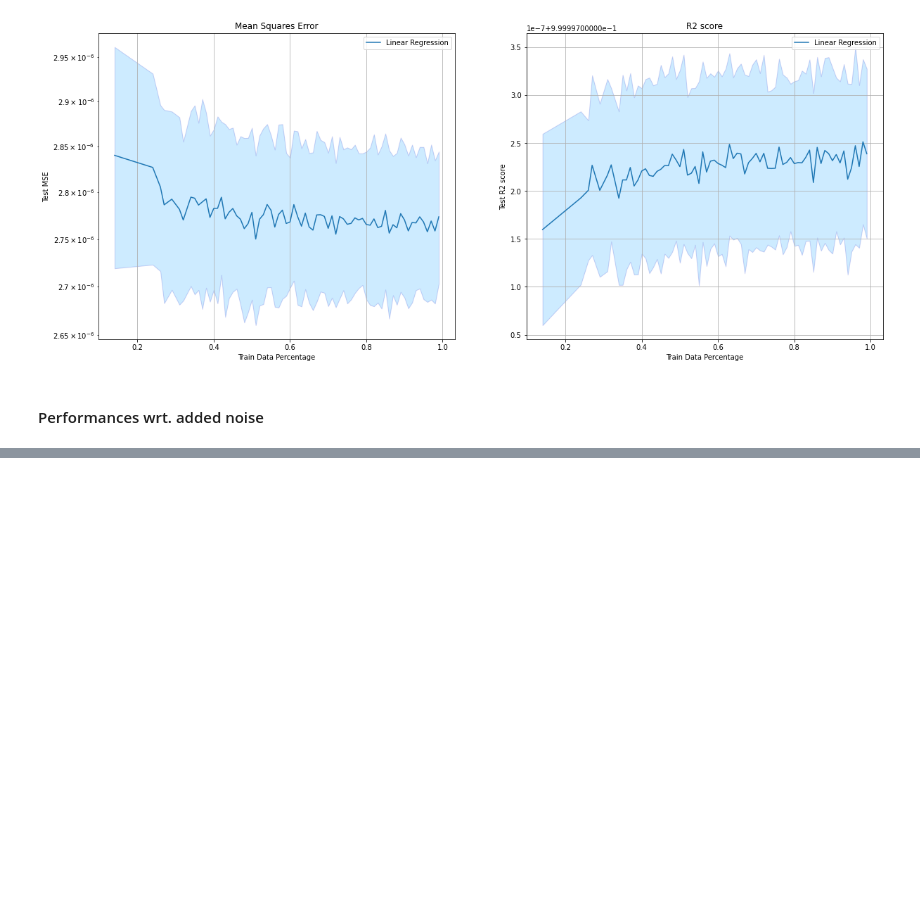
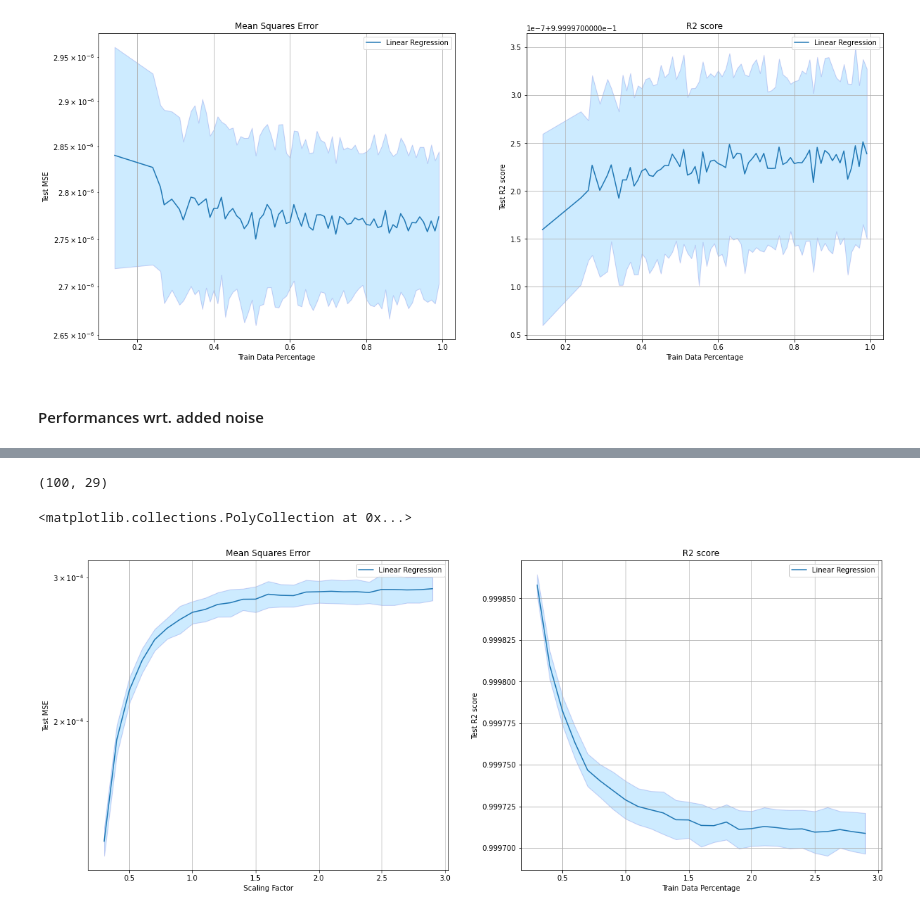
Before and after one commit to HaldiH/dm_project, a Jupyter notebook: linear_regression.ipynb, the cells around one changed output, grey strips where cells are left out. Saved outputs shown, nothing was run; the diff lists cells and outputs as text; code cells hidden in the pictures; blank space fills up the shorter version.

Commit message:
functional plots for linear regression

```diff
--- a/linear_regression.ipynb
+++ b/linear_regression.ipynb
@@ -24,3 +39,8 @@ dataset = encode_smiles_column_of(
 # %% [markdown]
 #### Performances wrt. training dataset size
+# %%
+N_TRIALS = 50
+mses = [[] for _ in range(N_TRIALS)]
+r2_scores = [[] for _ in range(N_TRIALS)]
+percentages = np.arange(0.1, 1, 0.01)
 # %%
@@ -130,12 +164,13 @@ plt.fill_between(r2_percentages_chosen, final_r2_score_chosen - r2_score_error_c
 # %%
 noisy_mses = [[] for _ in range(N_TRIALS)]
 noisy_r2_scores = [[] for _ in range(N_TRIALS)]
-scale_factors = np.arange(0.1, 4, 0.1)
+scale_factors = np.arange(0.1, 3, 0.1)
 
 for k in range(N_TRIALS):
     for scale_factor in scale_factors:
+        seed = random.randint(0, 10000)
+        random_state = np.random.RandomState(seed)
 
-        seed = random.randint(0, 10000)
         X_train, y_train, X_test, y_test = get_train_data(
             dataset,
             targets_columns=['Energy_(kcal/mol)', 'Energy DG:kcal/mol)'],
@@ -148,7 +183,10 @@ for k in range(N_TRIALS):
         target_scaler = StandardScaler()
         lr = LinearRegression()
 
-        X_train.iloc[:3] += np.random.normal(scale=scale_factor, size=X_train.iloc[:3].shape)
+        # add noise to the first three columns which are our continuous features.
+        X_train['Zero_point_energy_(kcal/mol@0K)'] += np.random.normal(scale=scale_factor*np.std(X_train['Zero_point_energy_(kcal/mol@0K)']), size=X_train.shape[0])
+        X_train['Enthalpy_(kcal/mol@298K)'] += np.random.normal(scale=scale_factor*np.std(X_train['Enthalpy_(kcal/mol@298K)']), size=X_train.shape[0])
+        X_train['Gibbs_energy_(kcal/mol@298K)'] += np.random.normal(scale=scale_factor*np.std(X_train['Gibbs_energy_(kcal/mol@298K)']), size=X_train.shape[0])
 
         lr.fit(features_scaler.fit_transform(X_train), target_scaler.fit_transform(y_train))
         y_pred = lr.predict(features_scaler.transform(X_test))
@@ -188,0 +196,65 @@ plt.fill_between(scale_factors, final_r2_score - r2_score_error, final_r2_score
+# %%
+path = Path('./results/linear_regression')
+
+noisy_mses = np.array(noisy_mses)
+noisy_r2_scores = np.array(noisy_r2_scores)
+
+#noisy_mses = np.load(path/'linear_reg_mses_var_noisy.npy')
+#noisy_r2_scores = np.load(path/'linear_reg_scores_var_noisy.npy')
+
+np.save(path/'linear_reg_mses_var_noisy', noisy_mses)
+np.save(path/'linear_reg_scores_var_noisy', noisy_r2_scores)
+
+print(noisy_mses.shape)
+
+plt.figure(figsize=(20, 8))
+plt.subplot(1, 2, 1)
+plt.title("Mean Squares Error")
+plt.xlabel("Scaling Factor")
+plt.ylabel("Test MSE")
+plt.grid(True)
+
+noisy_final_mses = np.mean(noisy_mses, axis=0)
+noisy_mses_error = np.std(noisy_mses, axis=0)
+
+# remove the fucky percentages
+noisy_rows = np.abs(noisy_final_mses) < 10000
+noisy_final_mses_chosen = noisy_final_mses[noisy_rows][2:]
+noisy_mses_error_chosen = noisy_mses_error[noisy_rows][2:]
+scale_factors_chosen = scale_factors[noisy_rows][2:]
+
+plt.semilogy(scale_factors_chosen, noisy_final_mses_chosen, label='Linear Regression')
+plt.legend()
+plt.fill_between(
+    scale_factors_chosen,
+    noisy_final_mses_chosen - noisy_mses_error_chosen,
+    noisy_final_mses_chosen + noisy_mses_error_chosen,
+    alpha=0.2, edgecolor='#1B2ACC', facecolor='#089FFF')
+
+plt.subplot(1, 2, 2)
+plt.title("R2 score")
+plt.xlabel("Train Data Percentage")
+plt.ylabel("Test R2 score")
+plt.grid(True)
+plt.yscale('linear')
+
+noisy_final_r2_score = np.mean(noisy_r2_scores, axis=0)
+noisy_r2_score_error = np.std(noisy_r2_scores, axis=0)
+
+# remove fucky values
+noisy_r2_rows = np.abs(noisy_final_r2_score) < 10000
+noisy_final_r2_score_chosen = noisy_final_r2_score[noisy_r2_rows][2:]
+noisy_r2_score_error_chosen = noisy_r2_score_error[noisy_r2_rows][2:]
+noisy_r2_factors_chosen = scale_factors[noisy_r2_rows][2:]
+
+plt.plot(noisy_r2_factors_chosen, noisy_final_r2_score_chosen, label='Linear Regression')
+plt.legend()
+plt.fill_between(
+    noisy_r2_factors_chosen,
+    noisy_final_r2_score_chosen - noisy_r2_score_error_chosen,
+    noisy_final_r2_score_chosen + noisy_r2_score_error_chosen,
+    alpha=0.2, edgecolor='#1B2ACC', facecolor='#089FFF')
+# %% [output]
+(100, 29)
+<matplotlib.collections.PolyCollection at 0x...>
+[figure, added]
```
Also changed, not shown: parts of 5 cells of this notebook, 3 other files.
